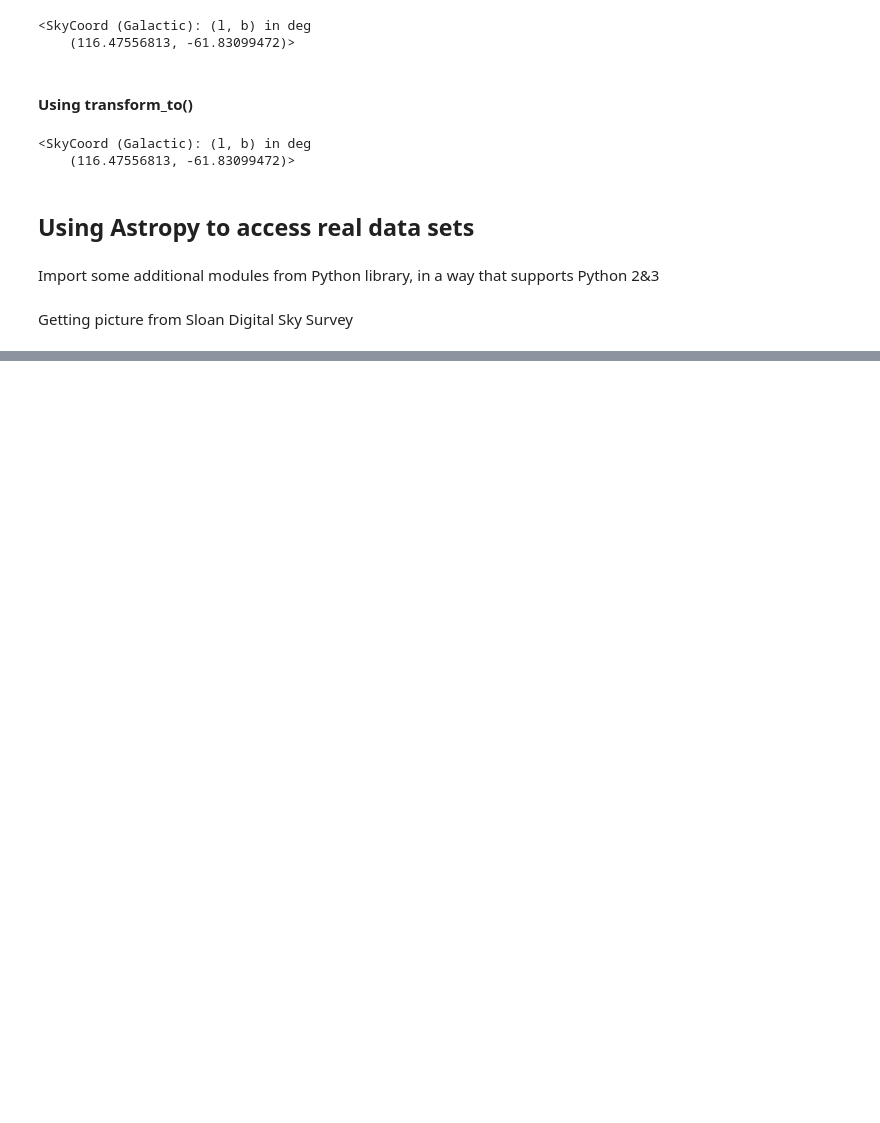
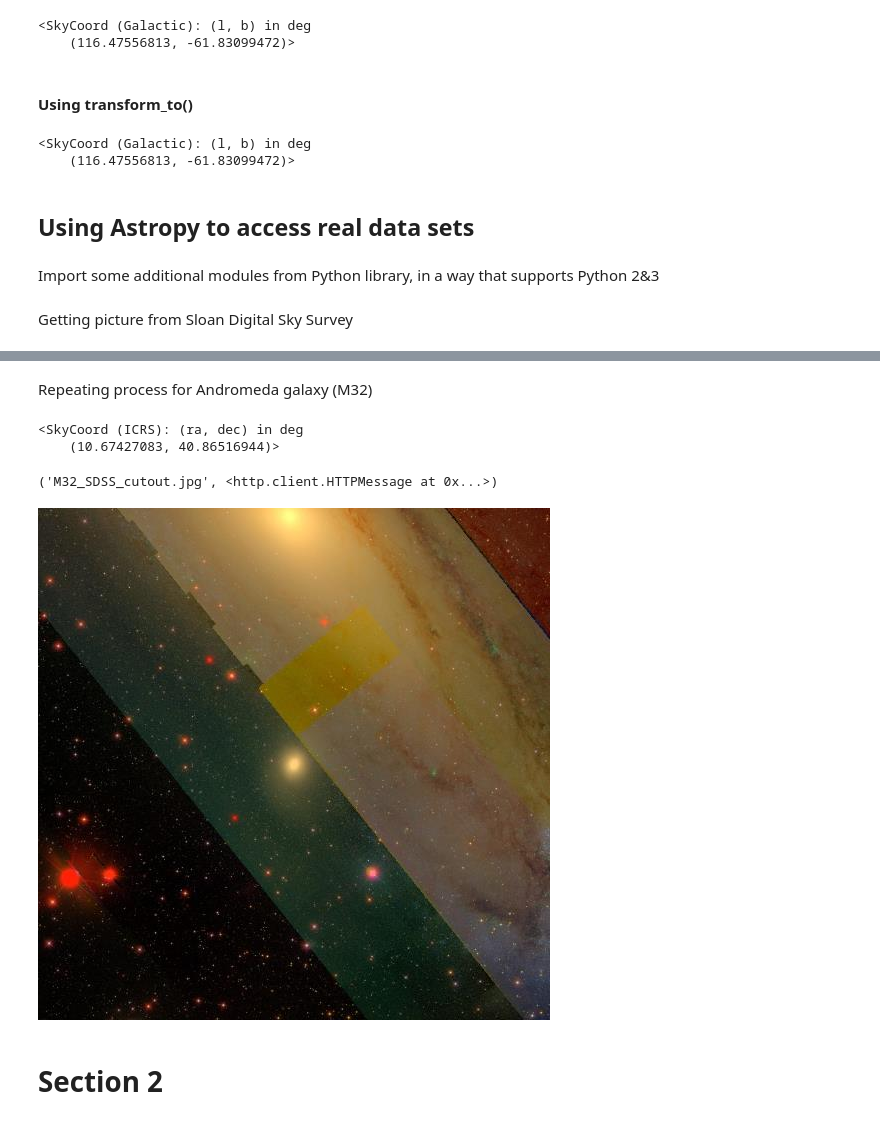
Before and after one commit to rebeccaceppas/tutorials, a Jupyter notebook: Tutorial 2.ipynb, the cells around one changed output, grey strips where cells are left out. Drawn from its saved outputs; the diff is of its cells as text; code cells hidden in the pictures; blank space fills up the shorter version.

Commit message:
finished section 1

```diff
--- a/Tutorial 2.ipynb
+++ b/Tutorial 2.ipynb
@@ -76,0 +83,28 @@ IPython.display.Image('HCG7_SDSS_cutout.jpg')
+# %% [markdown]
+Repeating process for Andromeda galaxy (M32)
+# %%
+source = SkyCoord.from_name('M32')
+source
+# %% [output]
+<SkyCoord (ICRS): (ra, dec) in deg
+    (10.67427083, 40.86516944)>
+# %%
+impix = 512
+imsize = 50*u.arcmin
+cutoutbaseurl = 'http://skyservice.pha.jhu.edu/DR12/ImgCutout/getjpeg.aspx'
+query_string = urlencode(dict(ra=source.ra.deg,
+                                     dec=source.dec.deg,
+                                     width=impix, height=impix,
+                                     scale=imsize.to(u.arcsec).value/impix))
+url = cutoutbaseurl + '?' + query_string
+
+# this downloads the image to your disk
+urlretrieve(url, 'M32_SDSS_cutout.jpg')
+# %% [output]
+('M32_SDSS_cutout.jpg', <http.client.HTTPMessage at 0x...>)
+# %%
+IPython.display.Image('M32_SDSS_cutout.jpg')
+# %% [output]
+[figure, added]
+# %% [markdown]
+# Section 2
```
Also changed, not shown: parts of 3 cells of this notebook, 2 other files.
